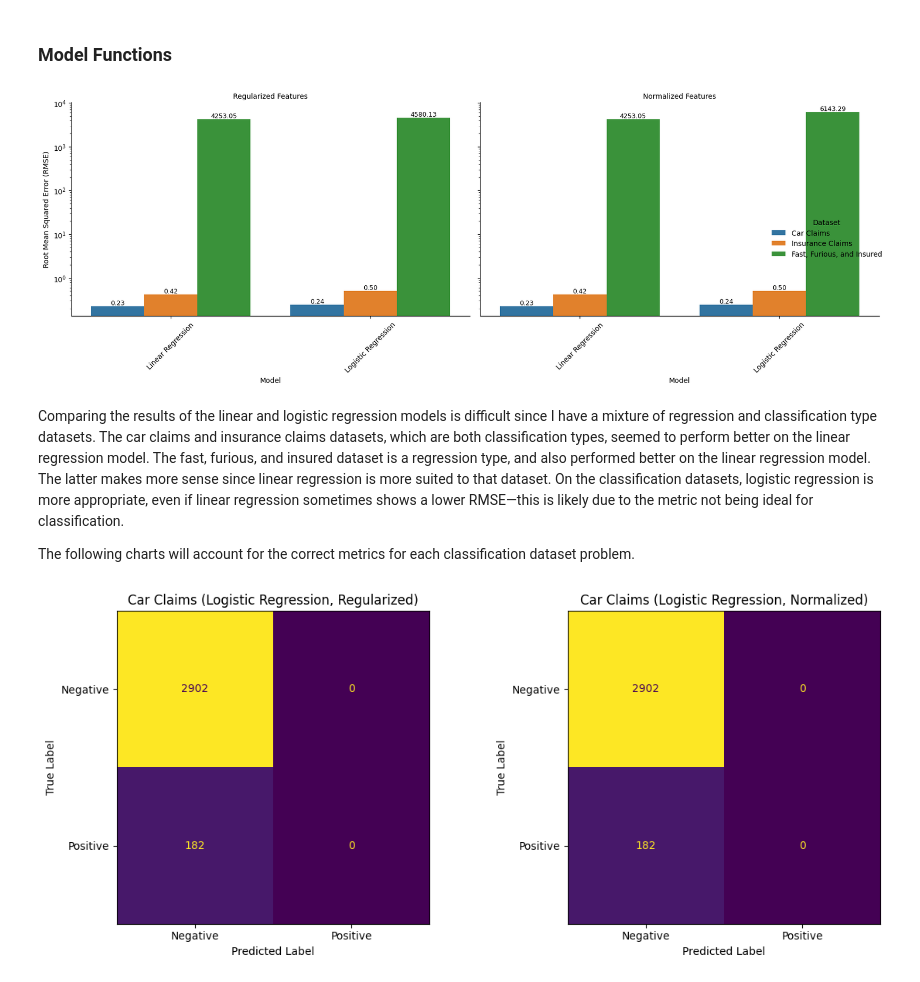
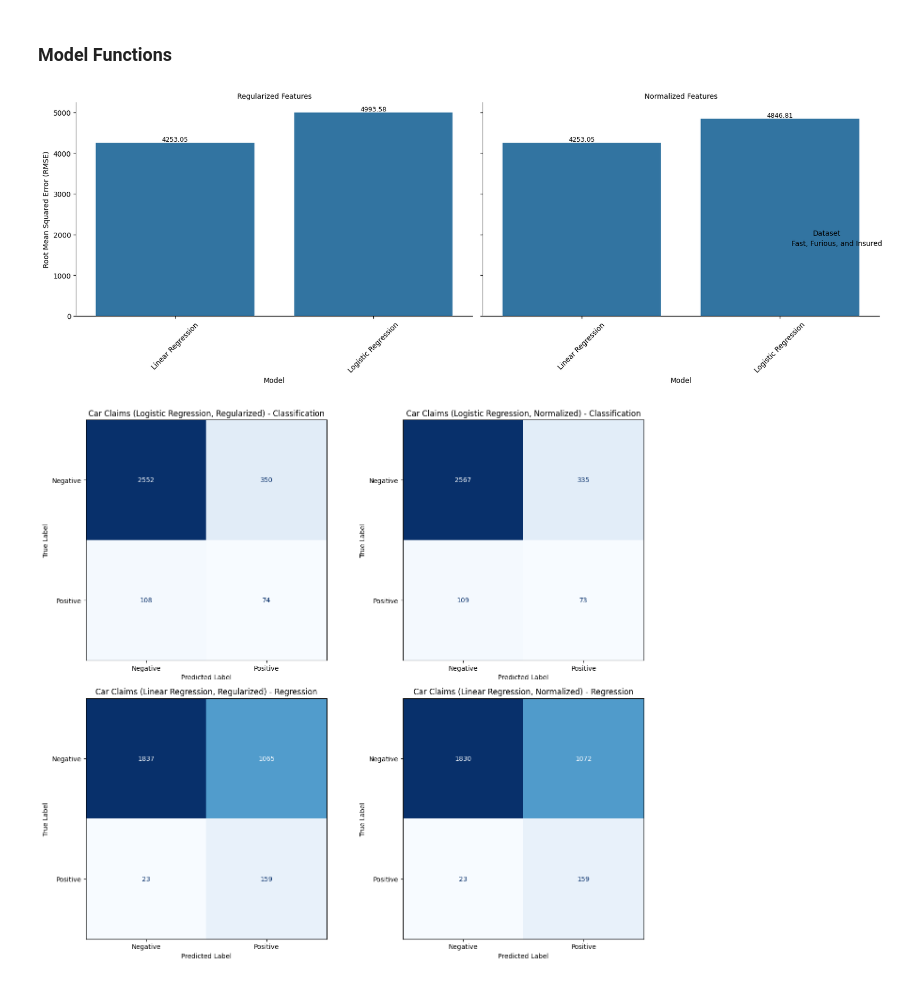
Before and after one commit to jtvon/799S-Data-Science-Capstone, a Jupyter notebook: Week-4-jupyter-notebook.ipynb, the cells around one changed output. Cells and saved outputs as stored; diff of their text form; code cells hidden in the pictures.

```diff
--- a/Week-4-jupyter-notebook.ipynb
+++ b/Week-4-jupyter-notebook.ipynb
@@ -55,9 +55,8 @@ def load_and_split_data(file_path, test_size=0.2, random_state=random_state, cho
     # Train and test split
     X_train, X_test, y_train, y_test = train_test_split(X, y, test_size=test_size, random_state=random_state)
 
-    # Convert target to DataFrame
-    y_train = pd.DataFrame(y_train, columns=[y.name]).reset_index(drop=True)
-    y_test = pd.DataFrame(y_test, columns=[y.name]).reset_index(drop=True)
+    y_train = np.asarray(y_train).ravel()
+    y_test = np.asarray(y_test).ravel()
 
     if choice == 'reg':
         # Regularize the features
@@ -94,8 +93,8 @@ def lin_regression(X_train, y_train, X_test, y_test, type='class'):
     # print(f"Root Mean Squared Error: {rmse:.4f}")
     return model, y_pred, score
 # %%
-def log_regression(X_train, y_train, X_test, y_test, type='class'):
-    model = LogisticRegression(random_state=random_state, max_iter=1000)
+def log_regression(X_train, y_train, X_test, y_test, type='class', class_weight='balanced'):
+    model = LogisticRegression(random_state=random_state, max_iter=1000, class_weight=class_weight)
     model.fit(X_train, y_train)
 
     if type == 'reg':
@@ -113,10 +112,10 @@ def log_regression(X_train, y_train, X_test, y_test, type='class'):
             f1_scores.append(f1_score(y_test, y_pred_thresh))
 
         best_thresh = thresholds[np.argmax(f1_scores)]
-        print(f"Best threshold for F1-score: {best_thresh:.2f}")
 
         # Use the best threshold for final predictions
         y_pred = (y_proba >= best_thresh).astype(int)
+        score = accuracy_score(y_test, y_pred)
 
     return model, y_pred, score
 # %%
@@ -154,13 +153,13 @@ model_fur_log_norm, y_pred_fur_log_norm, fur_log_rmse_norm = log_regression(X_tr
 
 # Prepare results for plotting with a 'Type' column
 results = pd.DataFrame({
-    'Dataset': ['Car Claims', 'Car Claims', 'Insurance Claims', 'Insurance Claims', 'Fast, Furious, and Insured', 'Fast, Furious, and Insured'] * 2,
-    'Model': ['Linear Regression', 'Logistic Regression'] * 6,
+    'Dataset': ['Fast, Furious, and Insured', 'Fast, Furious, and Insured'] * 2,
+    'Model': ['Linear Regression', 'Logistic Regression'] * 2,
     'RMSE': [
-        car_lin_rmse_reg, car_log_rmse_reg, ins_lin_rmse_reg, ins_log_rmse_reg, fur_lin_rmse_reg, fur_log_rmse_reg,
-        car_lin_rmse_norm, car_log_rmse_norm, ins_lin_rmse_norm, ins_log_rmse_norm, fur_lin_rmse_norm, fur_log_rmse_norm
+        fur_lin_rmse_reg, fur_log_rmse_reg,
+        fur_lin_rmse_norm, fur_log_rmse_norm
     ],
-    'Type': ['Regularized'] * 6 + ['Normalized'] * 6
+    'Type': ['Regularized'] * 2 + ['Normalized'] * 2
 })
 
 model_order = ['Linear Regression', 'Logistic Regression']
@@ -187,40 +186,59 @@ for ax in g.axes.flat:
     for container in ax.containers:
         ax.bar_label(container, fmt='%.2f', label_type='edge', fontsize=9)
 
-for ax in g.axes.flat:
-    ax.set_yscale('log')
+# for ax in g.axes.flat:
+#     ax.set_yscale('log')
 
 plt.tight_layout()
 plt.show()
 # %% [output]
-[figure, old version]
+[figure, new version]
-# %% [markdown]
-Comparing the results of the linear and logistic regression models is difficult since I have a mixture of regression and classification type datasets. The car claims and insurance claims datasets, which are both classification types, seemed to perform better on the linear regression model. The fast, furious, and insured dataset is a regression type, and also performed better on the linear regression model. The latter makes more sense since linear regression is more suited to that dataset. On the classification datasets, logistic regression is more appropriate, even if linear regression sometimes shows a lower RMSE—this is likely due to the metric not being ideal for classification.
-
-The following charts will account for the correct metrics for each classification dataset problem.
 # %%
-# Car Claims - Logistic Regression (Regularized vs Normalized) in the same figure
-fig, axes = plt.subplots(1, 2, figsize=(12, 5))
+# Logistic Regression (Regularized vs Normalized)
+model_car_log_reg_class, y_pred_car_log_reg_class, car_log_rmse_reg_class = log_regression(X_train_car_reg, y_train_car_reg, X_test_car_reg, y_test_car_reg, type = 'class')
+model_ins_log_reg_class, y_pred_ins_log_reg_class, ins_log_rmse_reg_class = log_regression(X_train_ins_reg, y_train_ins_reg, X_test_ins_reg, y_test_ins_reg, type = 'class')
 
-# Regularized
+model_car_log_norm_class, y_pred_car_log_norm_class, car_log_rmse_norm_class = log_regression(X_train_car_norm, y_train_car_norm, X_test_car_norm, y_test_car_norm, type = 'class')
+model_ins_log_norm_class, y_pred_ins_log_norm_class, ins_log_rmse_norm_class = log_regression(X_train_ins_norm, y_train_ins_norm, X_test_ins_norm, y_test_ins_norm, type = 'class')
+
+fig, axes = plt.subplots(2, 2, figsize=(14, 12))
+
+# Regularized - classification
+cm_car_log_reg = confusion_matrix(y_test_car_reg, y_pred_car_log_reg_class)
+disp_car_log_reg = ConfusionMatrixDisplay(confusion_matrix=cm_car_log_reg, display_labels=['Negative', 'Positive'])
+disp_car_log_reg.plot(ax=axes[0][0], colorbar=False, cmap=plt.cm.Blues)
+axes[0][0].set_title("Car Claims (Logistic Regression, Regularized) - Classification")
+axes[0][0].set_xlabel("Predicted Label")
+axes[0][0].set_ylabel("True Label")
+
+# Normalized - classification
+cm_car_log_norm = confusion_matrix(y_test_car_norm, y_pred_car_log_norm_class)
+disp_car_log_norm = ConfusionMatrixDisplay(confusion_matrix=cm_car_log_norm, display_labels=['Negative', 'Positive'])
+disp_car_log_norm.plot(ax=axes[0][1], colorbar=False, cmap=plt.cm.Blues)
+axes[0][1].set_title("Car Claims (Logistic Regression, Normalized) - Classification")
+axes[0][1].set_xlabel("Predicted Label")
+axes[0][1].set_ylabel("True Label")
+
+# Regularized - regression
 cm_car_log_reg = confusion_matrix(y_test_car_reg, y_pred_car_log_reg)
 disp_car_log_reg = ConfusionMatrixDisplay(confusion_matrix=cm_car_log_reg, display_labels=['Negative', 'Positive'])
-disp_car_log_reg.plot(ax=axes[0], colorbar=False)
-axes[0].set_title("Car Claims (Logistic Regression, Regularized)")
-axes[0].set_xlabel("Predicted Label")
-axes[0].set_ylabel("True Label")
+disp_car_log_reg.plot(ax=axes[1][0], colorbar=False, cmap=plt.cm.Blues)
+axes[1][0].set_title("Car Claims (Linear Regression, Regularized) - Regression")
+axes[1][0].set_xlabel("Predicted Label")
+axes[1][0].set_ylabel("True Label")
 
-# Normalized
+# Normalized - regression
 cm_car_log_norm = confusion_matrix(y_test_car_norm, y_pred_car_log_norm)
 disp_car_log_norm = ConfusionMatrixDisplay(confusion_matrix=cm_car_log_norm, display_labels=['Negative', 'Positive'])
-disp_car_log_norm.plot(ax=axes[1], colorbar=False)
-axes[1].set_title("Car Claims (Logistic Regression, Normalized)")
-axes[1].set_xlabel("Predicted Label")
-axes[1].set_ylabel("True Label")
+disp_car_log_norm.plot(ax=axes[1][1], colorbar=False, cmap=plt.cm.Blues)
+axes[1][1].set_title("Car Claims (Linear Regression, Normalized) - Regression")
+axes[1][1].set_xlabel("Predicted Label")
+axes[1][1].set_ylabel("True Label")
 
 plt.tight_layout()
 plt.show()
+None
 # %% [output]
-[figure, old version]
+[figure, new version]
 # %%
 # Insurance Claims - Logistic Regression (Regularized vs Normalized) in the same figure
```
Also changed, not shown: parts of 5 cells of this notebook.
